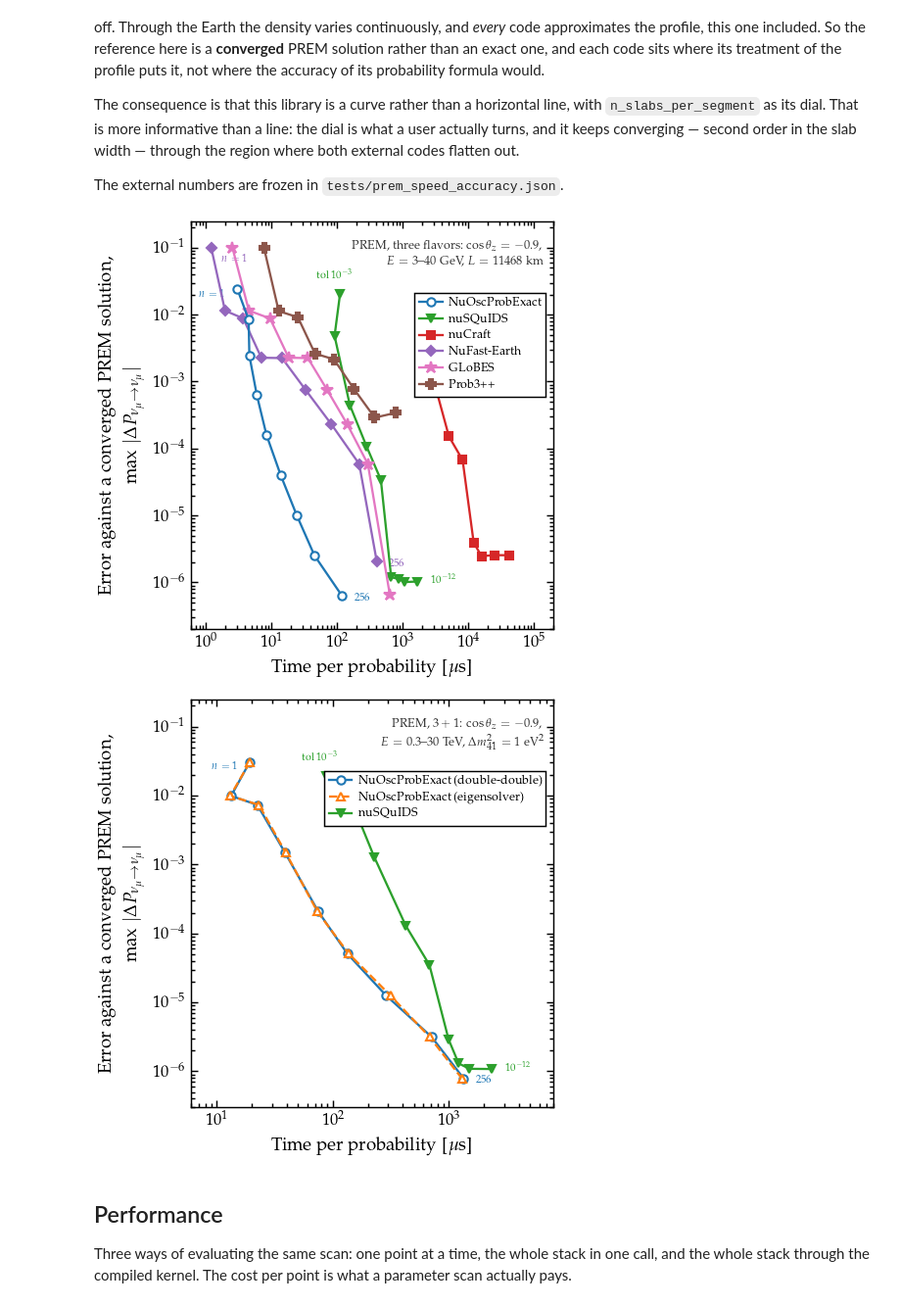
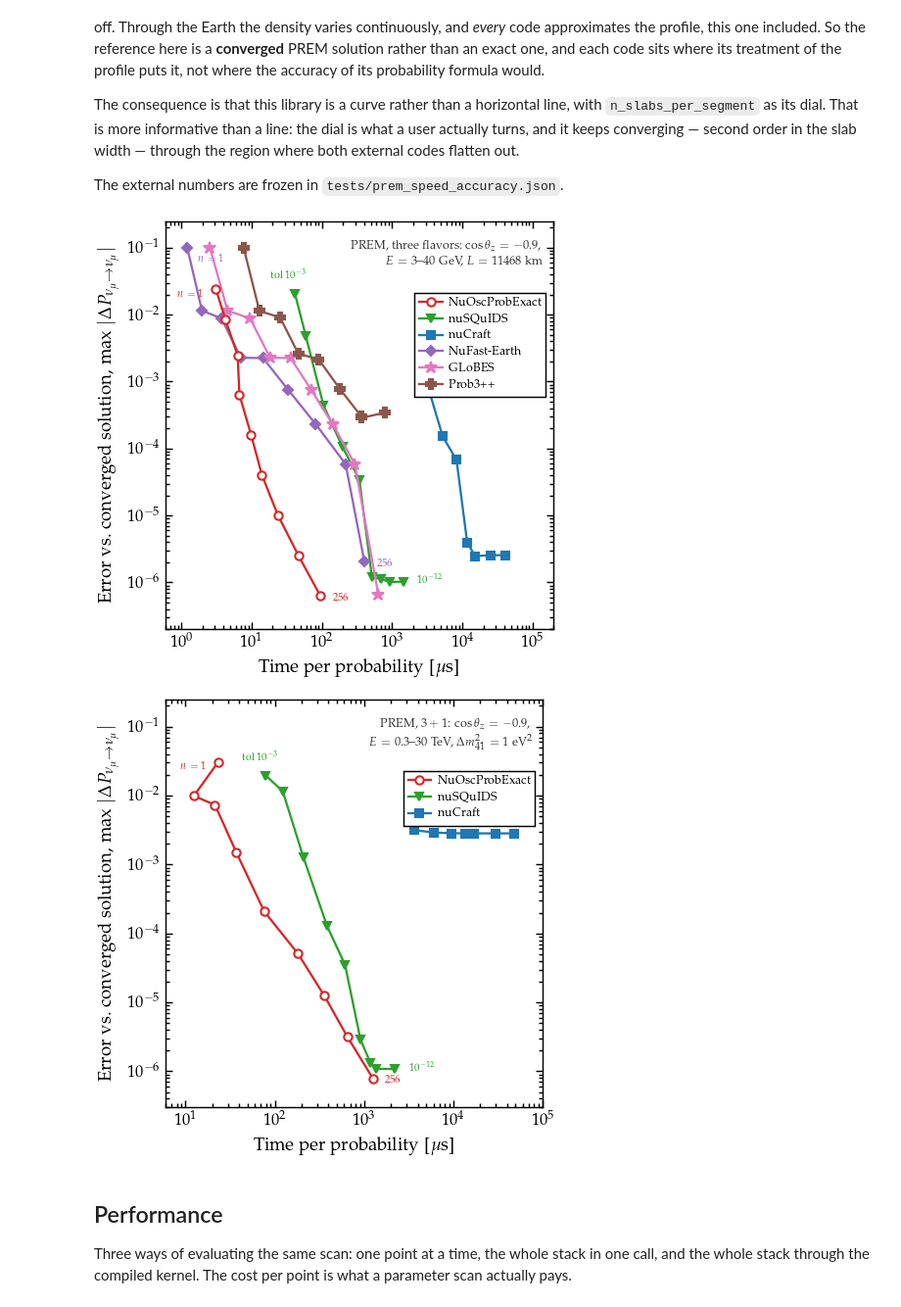
Before and after one commit to mbustama/NuOscProbExact, a Jupyter notebook: notebooks/10_paper_figures.ipynb, the cells around one changed output. Shown at 98% size. Drawn from its saved outputs; the diff is of its cells as text; code cells hidden in the pictures.

```diff
--- a/notebooks/10_paper_figures.ipynb
+++ b/notebooks/10_paper_figures.ipynb
@@ -819,35 +819,44 @@ with open(os.path.join('..', 'tests', 'prem_speed_accuracy.json')) as handle:
 
 # The colours and markers of the constant-density plane, so that a code
 # keeps its identity between the two figures.
-PREM_STYLE = {"NuOscProbExact": ("-o", "C0", 4.0),
-              # The two four-flavor root strategies are the same code and
-              # give bit-identical probabilities here, so they have to be
-              # told apart by marker rather than by position.
-              "NuOscProbExact (double-double)": ("-o", "C0", 4.0),
+PREM_STYLE = {"NuOscProbExact": ("-o", "C3", 4.0),
+              "NuOscProbExact (double-double)": ("-o", "C3", 4.0),
               "NuOscProbExact (eigensolver)": ("--^", "C1", 3.8),
               "nuSQuIDS": ("-v", "C2", 3.6),
               "NuFast-Earth": ("-D", "C4", 3.2),
               "GLoBES": ("-*", "C6", 6.0),
               "Prob3++": ("-P", "C5", 4.4),
-              "nuCraft": ("-s", "C3", 3.4)}
+              "nuCraft": ("-s", "C0", 3.4)}
 
 
 def prem_plane(panel, annotations, subtitle, xlim, ylim, outfile,
                dial_at=None, legend_loc="lower left",
-               legend_anchor=None):
-    """One speed-accuracy plane: time across, error against the referee up."""
+               legend_anchor=None, only=None, relabel=None):
+    """One speed-accuracy plane: time across, error against the referee up.
+
+    `only` restricts which series are drawn, and `relabel` renames them in
+    the legend.  Both exist for the four-flavor panel, where the two root
+    strategies are measured and frozen but only the default is drawn: the
+    curves coincide to the last bit, so plotting both put two labels on one
+    line.
+    """
     fig, ax = plt.subplots(figsize=FIGSIZE_SQUARE)
     wanted = {}
+    relabel = relabel or {}
     for series in panel["series"]:
+        if only is not None and series["name"] not in only:
+            continue
         marker, colour, size = PREM_STYLE[series["name"]]
         t = [q["us_per_probability"] for q in series["points"]]
         e = [q["max_abs_error"] for q in series["points"]]
-        kw = dict(ms=size, color=colour, label=series["name"], zorder=4)
+        kw = dict(ms=size, color=colour,
+                  label=relabel.get(series["name"], series["name"]), zorder=4)
         if series["name"].startswith("NuOscProbExact"):
             kw.update(mfc="white", mew=1.0, zorder=5)
         ax.loglog(t, e, marker, **kw)
         for q in series["points"]:
-            wanted[(series["name"], q["label"])] = (
+            key = relabel.get(series["name"], series["name"])
+            wanted[(key, q["label"])] = (
                 q["us_per_probability"], q["max_abs_error"], colour)
 
     for (name, label), text, dx, dy, ha in annotations:
@@ -865,48 +874,51 @@ def prem_plane(panel, annotations, subtitle, xlim, ylim, outfile,
     ax.text(0.97, 0.955, subtitle, transform=ax.transAxes, ha="right",
             va="top", fontsize=6.0, color="0.2", linespacing=1.4)
     ax.set_xlabel(r"Time per probability [$\mu$s]")
-    # Two lines: set on one, this label is taller than the axis it labels.
-    ax.set_ylabel("Error against a converged PREM solution,\n"
-                  r"max $|\Delta P_{\nu_\mu \to \nu_\mu}|$",
-                  linespacing=1.5)
+    ax.set_ylabel(r"Error vs.\ converged solution,  "
+                  r"max $|\Delta P_{\nu_\mu \to \nu_\mu}|$")
     ax.set_xlim(*xlim)
     ax.set_ylim(*ylim)
     leg = ax.legend(loc=legend_loc, bbox_to_anchor=legend_anchor,
                     fontsize=6.0)
     leg.get_frame().set_linewidth(0.7)
     fig.tight_layout(pad=0.3)
     fig.savefig(os.path.join(FIGDIR, outfile))
     plt.show()
 
 
 prem_plane(
     prem["three_flavor"],
     [(("NuOscProbExact", "1"), r"$n=1$", -6, -4, "right"),
      (("NuOscProbExact", "256"), "256", 6, -2, "left"),
      (("nuSQuIDS", "1e-03"), r"tol $10^{-3}$", -3, 7, "center"),
      (("nuSQuIDS", "1e-12"), r"$10^{-12}$", 7, -1, "left"),
      (("NuFast-Earth", "1"), r"$n=1$", 5, -7, "left"),
      (("NuFast-Earth", "256"), "256", 6, -2, "left")],
     "PREM, three flavors:  " + r"$\cos\theta_z = -0.9$," + "\n"
     r"$E = 3$--$40$ GeV,  $L = 11468$ km",
     (6.0e-1, 2.0e5), (2.0e-7, 2.5e-1),
     "prem_speed_accuracy.pdf", None,
     legend_loc="upper right", legend_anchor=(0.995, 0.84))
 
 prem_plane(
     prem["sterile_3plus1"],
-    [(("NuOscProbExact (double-double)", "1"), r"$n=1$", -6, -4, "right"),
-     (("NuOscProbExact (double-double)", "256"), "256", 6, -2, "left"),
+    [(("NuOscProbExact", "1"), r"$n=1$", -6, -4, "right"),
+     (("NuOscProbExact", "256"), "256", 6, -2, "left"),
      (("nuSQuIDS", "1e-03"), r"tol $10^{-3}$", -3, 7, "center"),
      (("nuSQuIDS", "1e-12"), r"$10^{-12}$", 7, -1, "left")],
     r"PREM, $3+1$:  $\cos\theta_z = -0.9$," + "\n"
     r"$E = 0.3$--$30$ TeV,  $\Delta m_{41}^2 = 1$ eV$^2$",
-    (6.0e0, 8.0e3), (3.0e-7, 2.5e-1),
+    (6.0e0, 1.0e5), (3.0e-7, 2.5e-1),
     "prem_speed_accuracy_3plus1.pdf", None,
-    legend_loc="upper right", legend_anchor=(0.995, 0.84))
+    legend_loc="upper right", legend_anchor=(0.995, 0.84),
+    # Both root strategies are frozen in the data; only the default is
+    # drawn, because the two agree to the last bit and their curves lie on
+    # top of one another.
+    only={"NuOscProbExact (double-double)", "nuSQuIDS", "nuCraft"},
+    relabel={"NuOscProbExact (double-double)": "NuOscProbExact"})
 # %% [output]
-[figure, old version]
+[figure, new version]
-[figure, old version]
+[figure, new version]
 # %% [markdown]
 ## Performance
 
```
Also changed, not shown: parts of 1 cell of this notebook, 12 other files.
